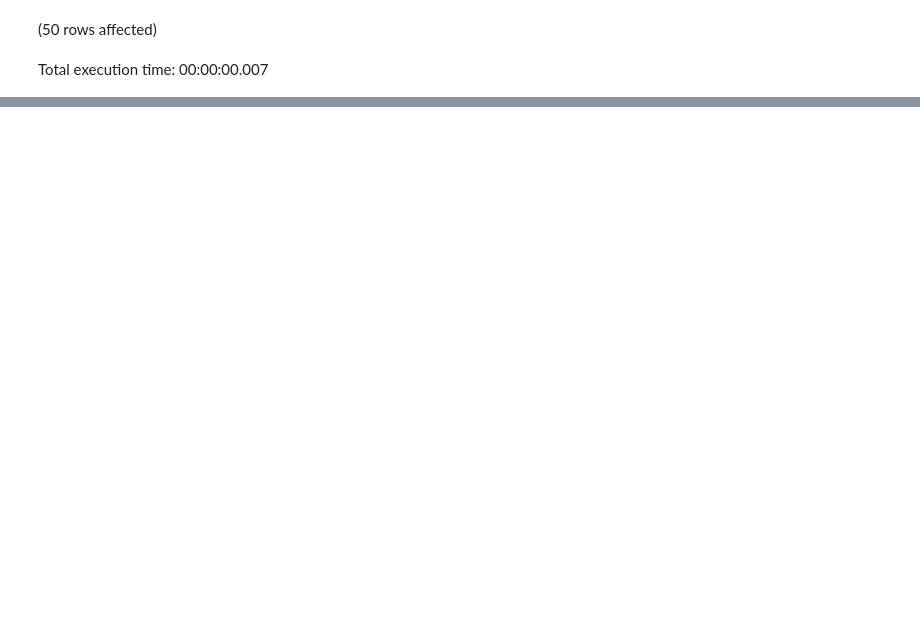
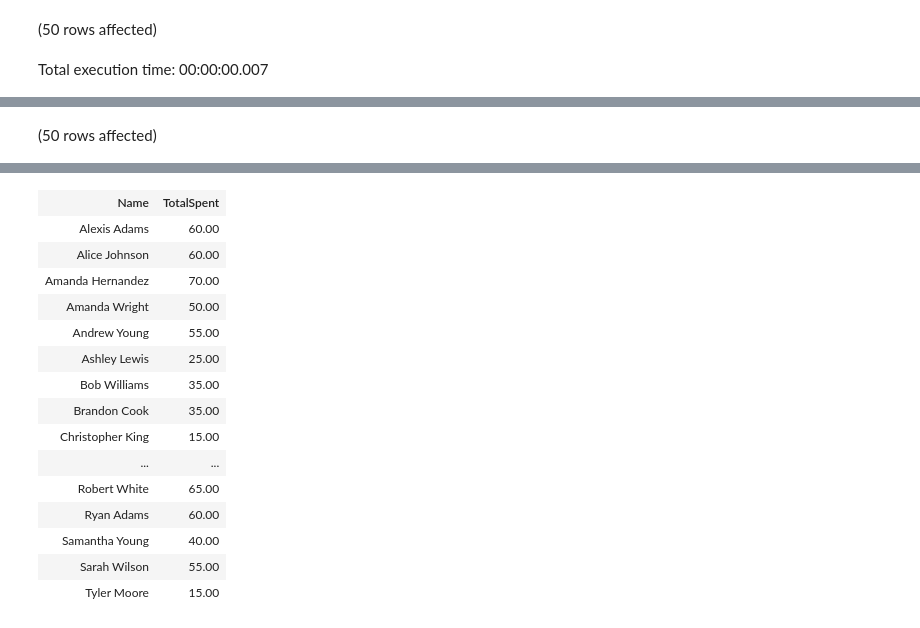
Before and after one commit to samietex/OnlineBookStore, a Jupyter notebook: OnlineBookstoreDatabaseSolution.ipynb, the cells around one changed output, grey strips where cells are left out. Drawn from its saved outputs; the diff is of its cells as text; code cells hidden in the pictures; blank space fills up the shorter version.

```diff
--- a/OnlineBookstoreDatabaseSolution.ipynb
+++ b/OnlineBookstoreDatabaseSolution.ipynb
@@ -294,0 +417,8 @@ INSERT INTO Orders (OrderID, CustomerID, OrderDate, TotalPrice) VALUES
+# %%
+-- Calculate the total amount spent by each customer
+SELECT c.Name, SUM(o.TotalPrice) AS TotalSpent
+FROM Customers c
+JOIN Orders o ON c.CustomerID = o.CustomerID
+GROUP BY c.Name;
+# %% [output]
+(50 rows affected)
@@ -294,0 +426,16 @@ INSERT INTO Orders (OrderID, CustomerID, OrderDate, TotalPrice) VALUES
+| Name | TotalSpent |
+| Alexis Adams | 60.00 |
+| Alice Johnson | 60.00 |
+| Amanda Hernandez | 70.00 |
+| Amanda Wright | 50.00 |
+| Andrew Young | 55.00 |
+| Ashley Lewis | 25.00 |
+| Bob Williams | 35.00 |
+| Brandon Cook | 35.00 |
+| Christopher King | 15.00 |
+| ... | ... |
+| Robert White | 65.00 |
+| Ryan Adams | 60.00 |
+| Samantha Young | 40.00 |
+| Sarah Wilson | 55.00 |
+| Tyler Moore | 15.00 |
```
Also changed, not shown: parts of 17 cells of this notebook.
